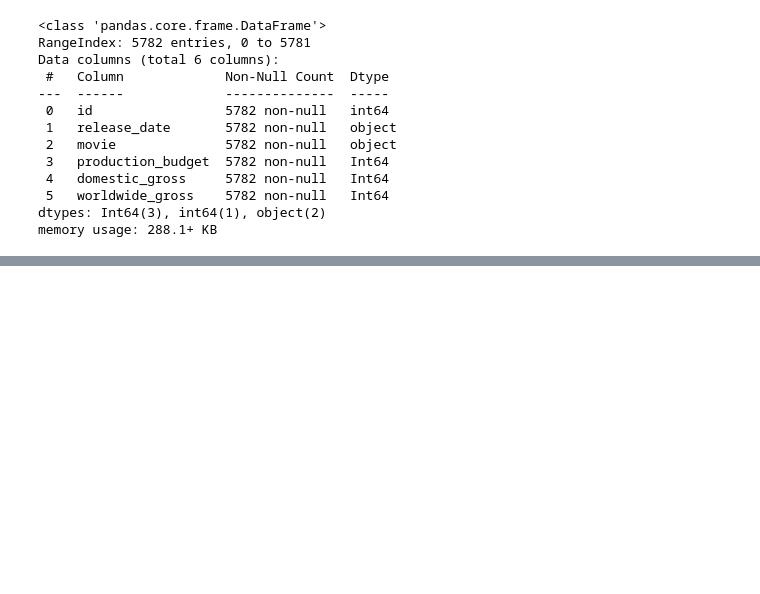
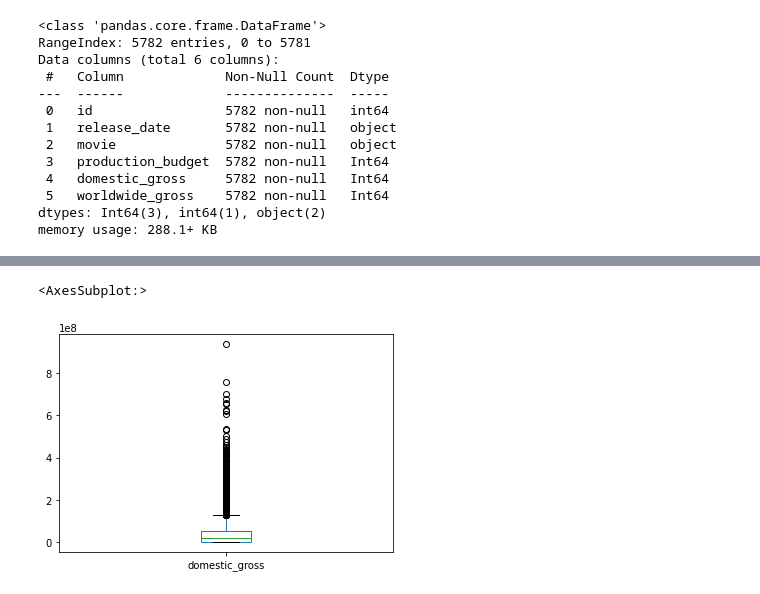
Before and after one commit to NicholasKIRUI/Data-Science-Course---Phase-1-Project, a Jupyter notebook: index.ipynb, the cells around one changed output, grey strips where cells are left out. Cells and saved outputs as stored; diff of their text form; code cells hidden in the pictures; blank space fills up the shorter version.

```diff
--- a/index.ipynb
+++ b/index.ipynb
@@ -609,0 +835,5 @@ memory usage: 288.1+ KB
+# %%
+clean_movie_budgets_df.boxplot(column=['domestic_gross'], grid = False)
+# %% [output]
+<AxesSubplot:>
+[figure, added]
```
Also changed, not shown: parts of 35 cells of this notebook.
